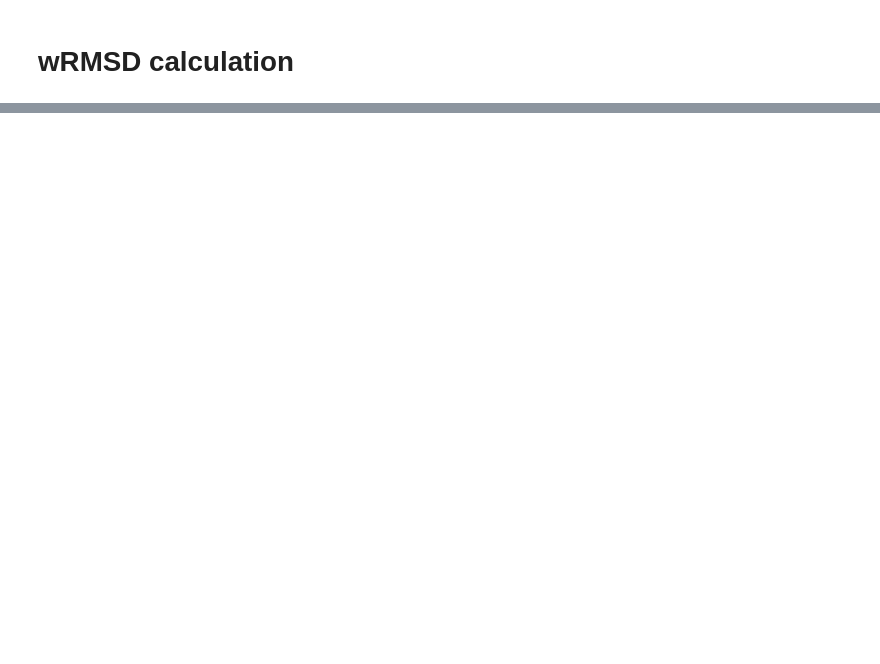
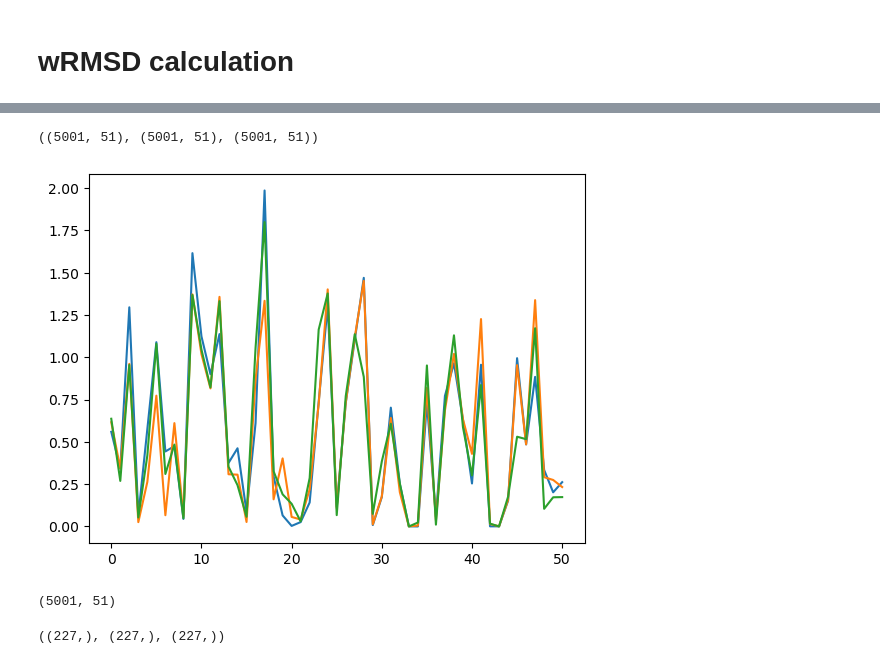
Before and after one commit to Nik9kin/antibody_humanization_by_scaffolding, a Jupyter notebook: wRMSD_calculation.ipynb, the cells around one changed output, grey strips where cells are left out. Saved outputs shown, nothing was run; the diff lists cells and outputs as text; code cells hidden in the pictures; blank space fills up the shorter version.

```diff
--- a/wRMSD_calculation.ipynb
+++ b/wRMSD_calculation.ipynb
@@ -14,9 +15,21 @@ import numpy as np
 
 import MDAnalysis as mda
+# %%
+def read_xvg_file(filename):
+    data = []
+    with open(filename, 'r') as f:
+        for line in f:
+            if line.startswith(('#', '@')):
+                continue
+
+            data.append(line)
+
+    return np.loadtxt(data)
 # %%
-# Define paths to the reference and candidate antibody simulation data
-PATH_REFERENCE_AB = 'md_simulations/remicade_humanization/remicade/'
-PATH_CANDIDATE_AB = 'md_simulations/remicade_humanization/candidate_Aa/'
+# Define paths to the reference and candidates antibody simulation data
+PATH_REFERENCE = 'md_simulations/remicade_humanization/remicade/'
+PATH_CANDIDATE_Aa = 'md_simulations/remicade_humanization/candidate_Aa/'
+PATH_CANDIDATE_Cb = 'md_simulations/remicade_humanization/candidate_Cb/'
 
 # Define the CDR residues for the antibodies
 CDRS = {
@@ -116,0 +129,29 @@ array([[1.973204  , 2.1445262 , 2.0732281 , ..., 1.242502  , 1.0991721 ,
+# %%
+# Load the SASA data for the reference and candidate antibodies
+reference_sasa = read_xvg_file(os.path.join(PATH_REFERENCE, 'analysis/sasa.xvg'))[:, 2:]
+candidate_Aa_sasa = read_xvg_file(os.path.join(PATH_CANDIDATE_Aa, 'analysis/sasa.xvg'))[:, 2:]
+candidate_Cb_sasa = read_xvg_file(os.path.join(PATH_CANDIDATE_Cb, 'analysis/sasa.xvg'))[:, 2:]
+
+reference_sasa.shape, candidate_Aa_sasa.shape, candidate_Cb_sasa.shape
+# %% [output]
+((5001, 51), (5001, 51), (5001, 51))
+# %%
+plt.plot(reference_sasa.mean(axis=0))
+plt.plot(candidate_Aa_sasa.mean(axis=0))
+plt.plot(candidate_Cb_sasa.mean(axis=0))
+plt.show()
+# %% [output]
+[figure, added]
+# %%
+accessibility_weights = reference_sasa / reference_sasa.sum(axis=1).reshape(-1, 1)
+accessibility_weights.shape
+# %% [output]
+(5001, 51)
+# %%
+reference_rmsf = read_xvg_file(os.path.join(PATH_REFERENCE, 'analysis/rmsf.xvg'))[:, 1]
+candidate_Aa_rmsf = read_xvg_file(os.path.join(PATH_CANDIDATE_Aa, 'analysis/rmsf.xvg'))[:, 1]
+candidate_Cb_rmsf = read_xvg_file(os.path.join(PATH_CANDIDATE_Cb, 'analysis/rmsf.xvg'))[:, 1]
+
+reference_rmsf.shape, candidate_Aa_rmsf.shape, candidate_Cb_rmsf.shape
+# %% [output]
+((227,), (227,), (227,))
```
Also changed, not shown: parts of 23 cells of this notebook, 1 other file.
